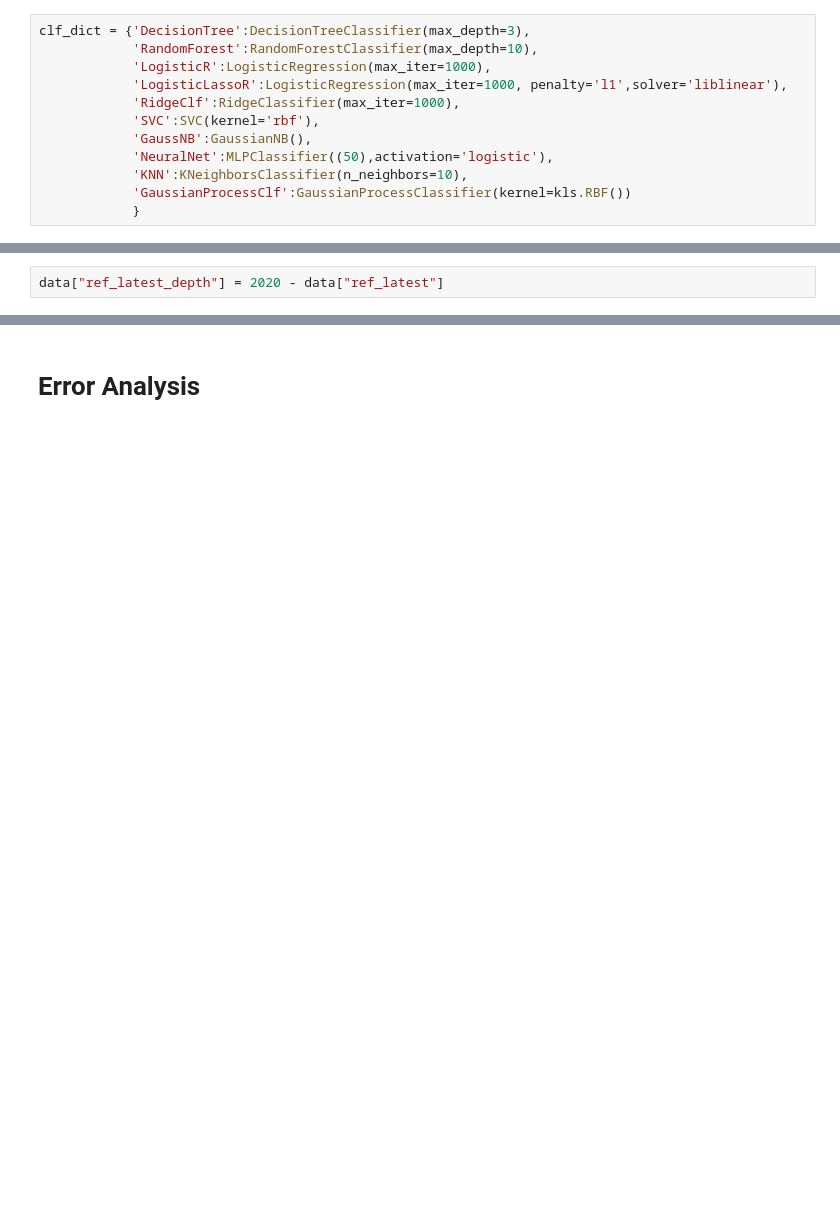
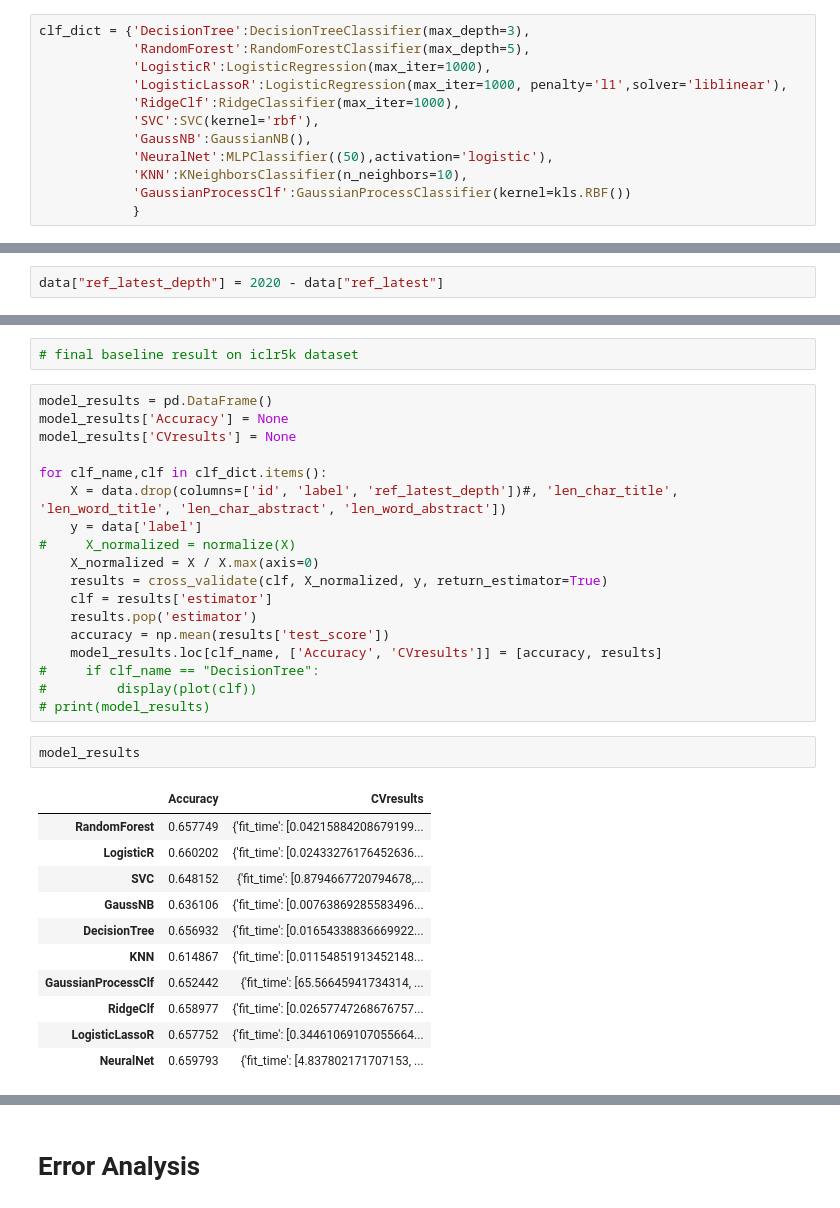
Before and after one commit to shruti-singh/PaperAcceptancePrediction, a Jupyter notebook: shruti/BaselineOnEntireICLR.ipynb, the cells around one changed output, grey strips where cells are left out. Saved outputs shown, nothing was run; the diff lists cells and outputs as text; blank space fills up the shorter version.

```diff
--- a/shruti/BaselineOnEntireICLR.ipynb
+++ b/shruti/BaselineOnEntireICLR.ipynb
@@ -353,7 +354,7 @@ def plot(clf):
 #### All Models
 # %%
 clf_dict = {'DecisionTree':DecisionTreeClassifier(max_depth=3),
-            'RandomForest':RandomForestClassifier(max_depth=10),
+            'RandomForest':RandomForestClassifier(max_depth=5),
             'LogisticR':LogisticRegression(max_iter=1000),
             'LogisticLassoR':LogisticRegression(max_iter=1000, penalty='l1',solver='liblinear'),
             'RidgeClf':RidgeClassifier(max_iter=1000),
@@ -605,0 +618,34 @@ data["ref_latest_depth"] = 2020 - data["ref_latest"]
+# %%
+# final baseline result on iclr5k dataset
+# %%
+model_results = pd.DataFrame()
+model_results['Accuracy'] = None
+model_results['CVresults'] = None
+
+for clf_name,clf in clf_dict.items():
+    X = data.drop(columns=['id', 'label', 'ref_latest_depth'])#, 'len_char_title', 'len_word_title', 'len_char_abstract', 'len_word_abstract'])
+    y = data['label']
+#     X_normalized = normalize(X)
+    X_normalized = X / X.max(axis=0)
+    results = cross_validate(clf, X_normalized, y, return_estimator=True)
+    clf = results['estimator']
+    results.pop('estimator')
+    accuracy = np.mean(results['test_score'])
+    model_results.loc[clf_name, ['Accuracy', 'CVresults']] = [accuracy, results]
+#     if clf_name == "DecisionTree":
+#         display(plot(clf))
+# print(model_results)
+# %%
+model_results
+# %% [output]
+|  | Accuracy | CVresults |
+| RandomForest | 0.657749 | {'fit_time': [0.04215884208679199... |
+| LogisticR | 0.660202 | {'fit_time': [0.02433276176452636... |
+| SVC | 0.648152 | {'fit_time': [0.8794667720794678,... |
+| GaussNB | 0.636106 | {'fit_time': [0.00763869285583496... |
+| DecisionTree | 0.656932 | {'fit_time': [0.01654338836669922... |
+| KNN | 0.614867 | {'fit_time': [0.01154851913452148... |
+| GaussianProcessClf | 0.652442 | {'fit_time': [65.56645941734314, ... |
+| RidgeClf | 0.658977 | {'fit_time': [0.02657747268676757... |
+| LogisticLassoR | 0.657752 | {'fit_time': [0.34461069107055664... |
+| NeuralNet | 0.659793 | {'fit_time': [4.837802171707153, ... |
```
Also changed, not shown: parts of 5 cells of this notebook, 1 other file.
